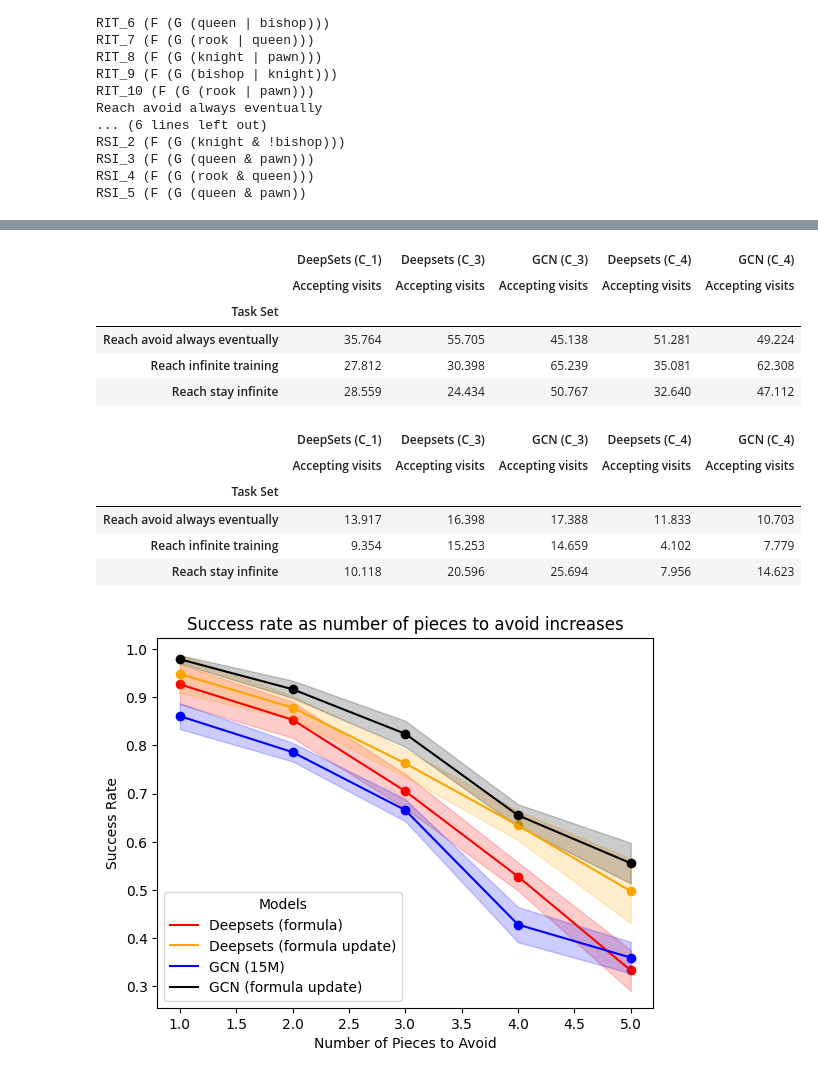
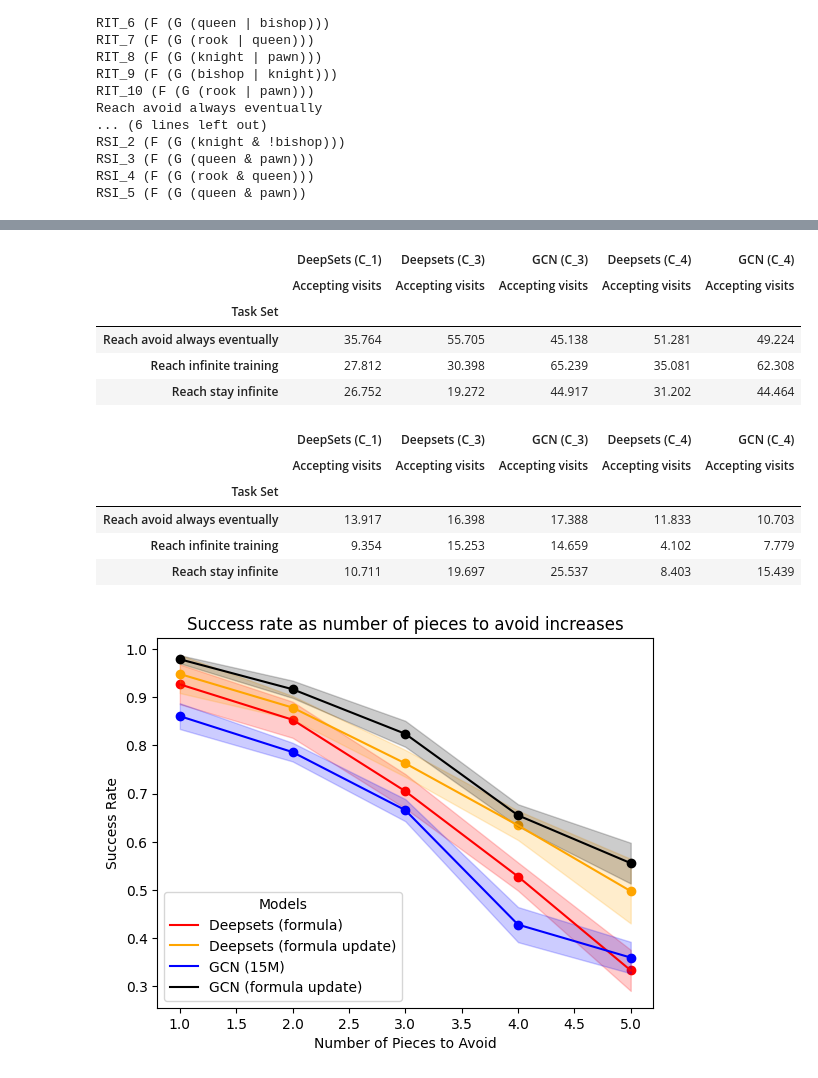
Before and after one commit to mattiagiuri/ltl_gnn, a Jupyter notebook: visualize_neo_results_chessworld.ipynb, the cells around one changed output, grey strips where cells are left out. Cells and saved outputs as stored; diff of their text form; code cells hidden in the pictures.

```diff
--- a/visualize_neo_results_chessworld.ipynb
+++ b/visualize_neo_results_chessworld.ipynb
@@ -176,23 +176,26 @@ df_rs_mean
 |  | RSI_4 | 36.117 | 23.331 | 37.986 | 38.386 | 57.648 |
 |  | RSI_5 | 35.786 | 45.083 | 74.166 | 38.393 | 57.703 |
 # %%
-df_rs_mean.groupby("Task Set").mean()
+df_rs_m1 = df_rs_mean.iloc[:-1]
+
+# df_rs_m1
+df_rs_m1.groupby("Task Set").mean()
 # %% [output]
 |  | DeepSets (C_1) | Deepsets (C_3) | GCN (C_3) | Deepsets (C_4) | GCN (C_4) |
 |  | Accepting visits | Accepting visits | Accepting visits | Accepting visits | Accepting visits |
 | Task Set |  |  |  |  |  |
 | Reach avoid always eventually | 35.764 | 55.705 | 45.138 | 51.281 | 49.224 |
 | Reach infinite training | 27.812 | 30.398 | 65.239 | 35.081 | 62.308 |
-| Reach stay infinite | 28.559 | 24.434 | 50.767 | 32.640 | 47.112 |
+| Reach stay infinite | 26.752 | 19.272 | 44.917 | 31.202 | 44.464 |
 # %%
-df_rs_mean.groupby("Task Set").std()
+df_rs_m1.groupby("Task Set").std()
 # %% [output]
 |  | DeepSets (C_1) | Deepsets (C_3) | GCN (C_3) | Deepsets (C_4) | GCN (C_4) |
 |  | Accepting visits | Accepting visits | Accepting visits | Accepting visits | Accepting visits |
 | Task Set |  |  |  |  |  |
 | Reach avoid always eventually | 13.917 | 16.398 | 17.388 | 11.833 | 10.703 |
 | Reach infinite training | 9.354 | 15.253 | 14.659 | 4.102 | 7.779 |
-| Reach stay infinite | 10.118 | 20.596 | 25.694 | 7.956 | 14.623 |
+| Reach stay infinite | 10.711 | 19.697 | 25.537 | 8.403 | 15.439 |
 # %%
 def make_latest_ablation_graphs(cols, colors, parent_dir="chessworld8_ablation/stay_update/", col_names=None):
     if col_names is None:
```
Also changed, not shown: 14 other files.
